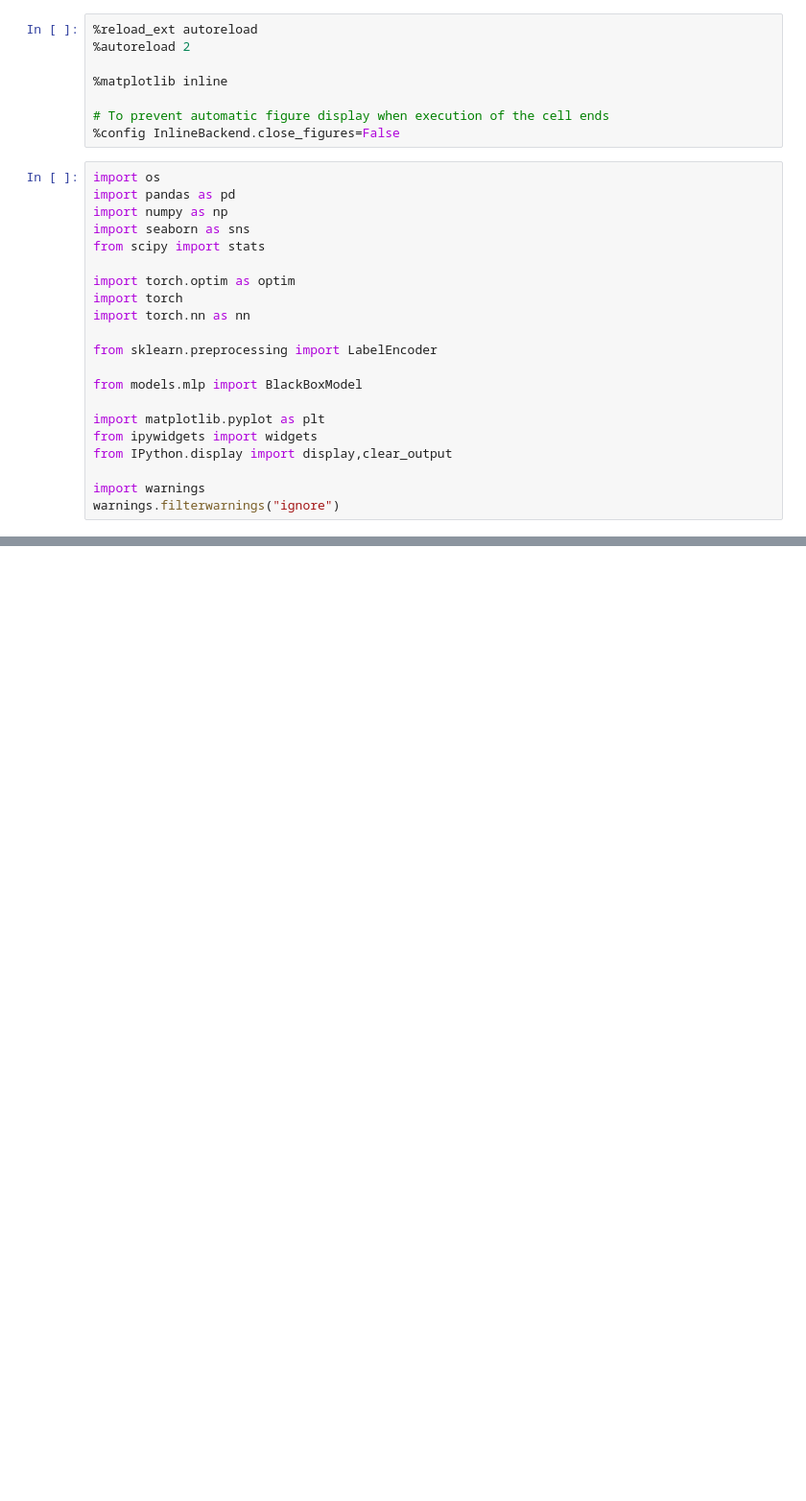
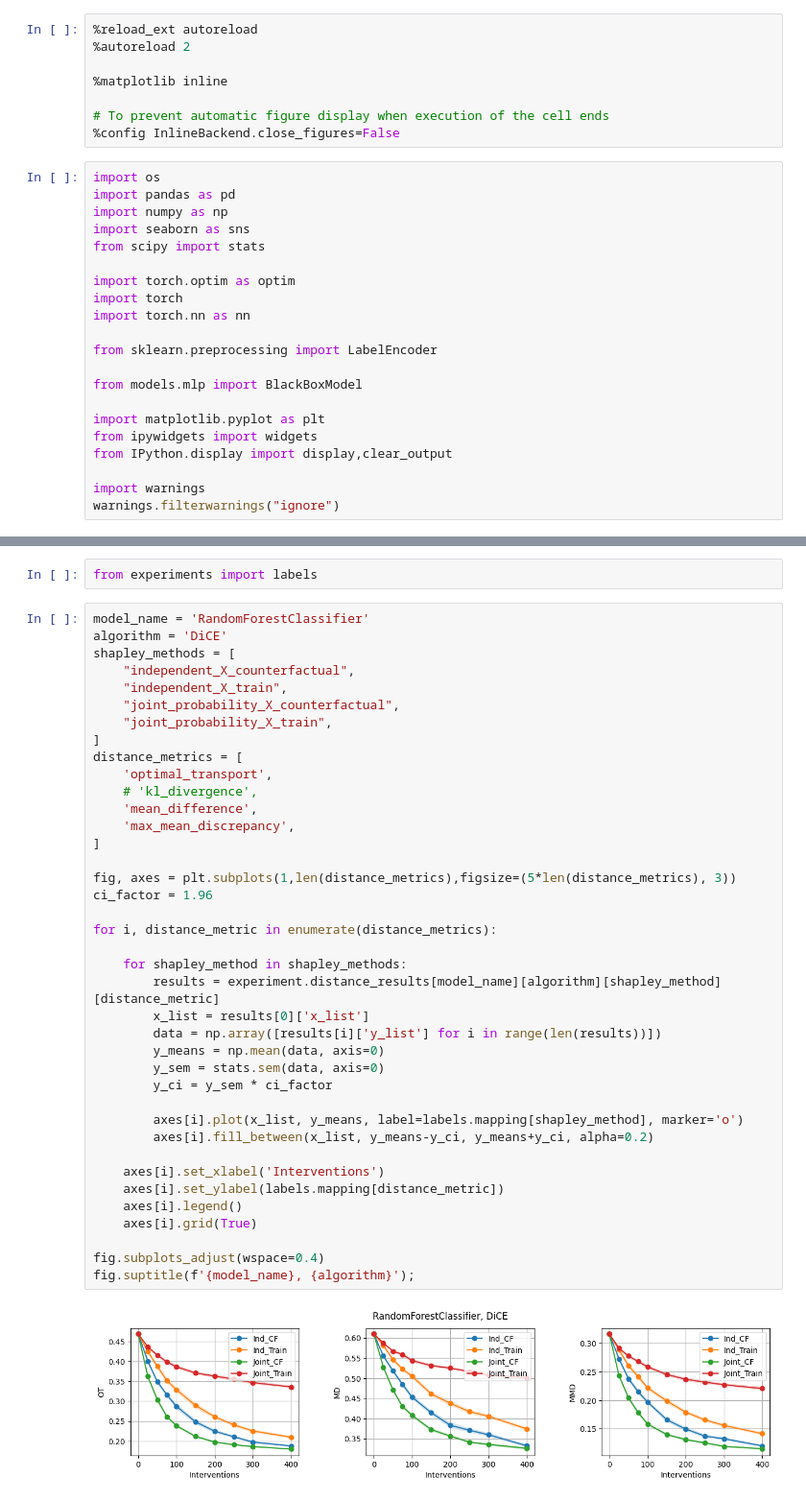
Before and after one commit to youlei202/Refining-Counterfactual-Explanations, a Jupyter notebook: german_credit.ipynb, the cells around one changed output, grey strips where cells are left out. Shown at 96% size. Cells and saved outputs as stored; diff of their text form; blank space fills up the shorter version.

```diff
--- a/german_credit.ipynb
+++ b/german_credit.ipynb
@@ -239,0 +164,43 @@ for t in range(max_round):
+# %%
+from experiments import labels
+# %%
+model_name = 'RandomForestClassifier'
+algorithm = 'DiCE'
+shapley_methods = [
+    "independent_X_counterfactual",
+    "independent_X_train",
+    "joint_probability_X_counterfactual",
+    "joint_probability_X_train",
+]
+distance_metrics = [
+    'optimal_transport',
+    # 'kl_divergence',
+    'mean_difference',
+    'max_mean_discrepancy',
+]
+
+fig, axes = plt.subplots(1,len(distance_metrics),figsize=(5*len(distance_metrics), 3))
+ci_factor = 1.96
+
+for i, distance_metric in enumerate(distance_metrics):
+
+    for shapley_method in shapley_methods:
+        results = experiment.distance_results[model_name][algorithm][shapley_method][distance_metric]
+        x_list = results[0]['x_list']
+        data = np.array([results[i]['y_list'] for i in range(len(results))])
+        y_means = np.mean(data, axis=0)
+        y_sem = stats.sem(data, axis=0)
+        y_ci = y_sem * ci_factor
+
+        axes[i].plot(x_list, y_means, label=labels.mapping[shapley_method], marker='o')
+        axes[i].fill_between(x_list, y_means-y_ci, y_means+y_ci, alpha=0.2)
+
+    axes[i].set_xlabel('Interventions')
+    axes[i].set_ylabel(labels.mapping[distance_metric])
+    axes[i].legend()
+    axes[i].grid(True)
+
+fig.subplots_adjust(wspace=0.4)
+fig.suptitle(f'{model_name}, {algorithm}');
+# %% [output]
+[figure, added]
```
Also changed, not shown: parts of 15 cells of this notebook, 13 other files.
